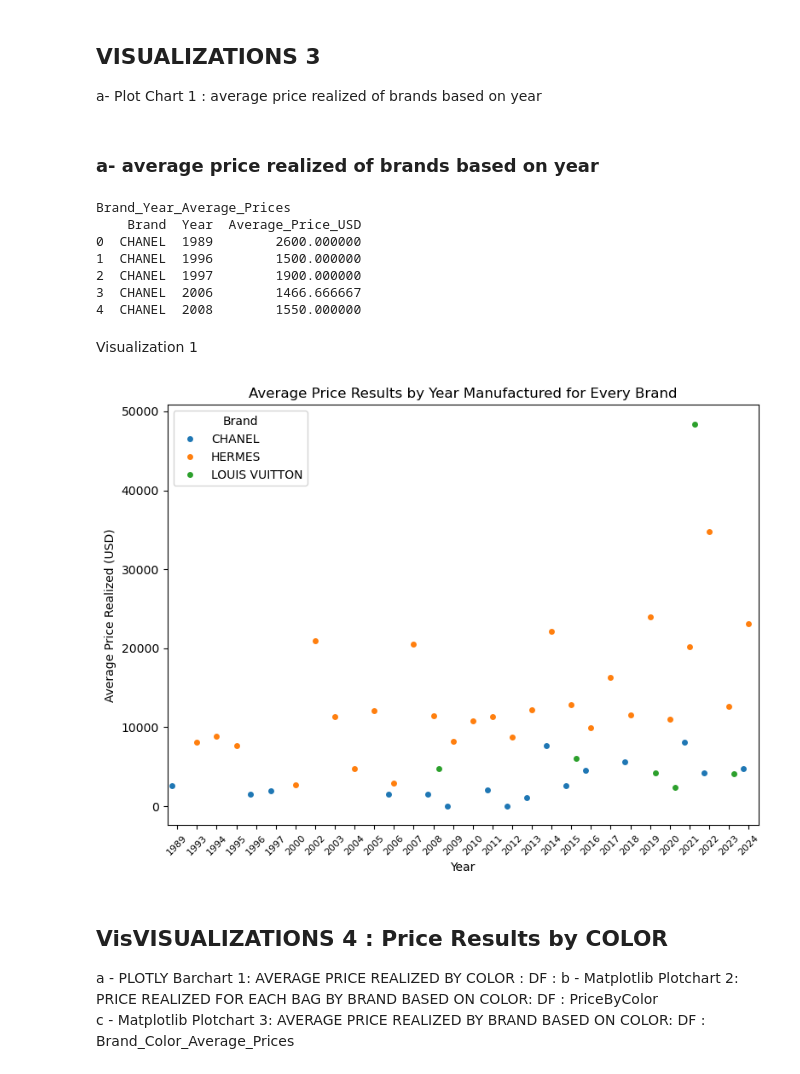
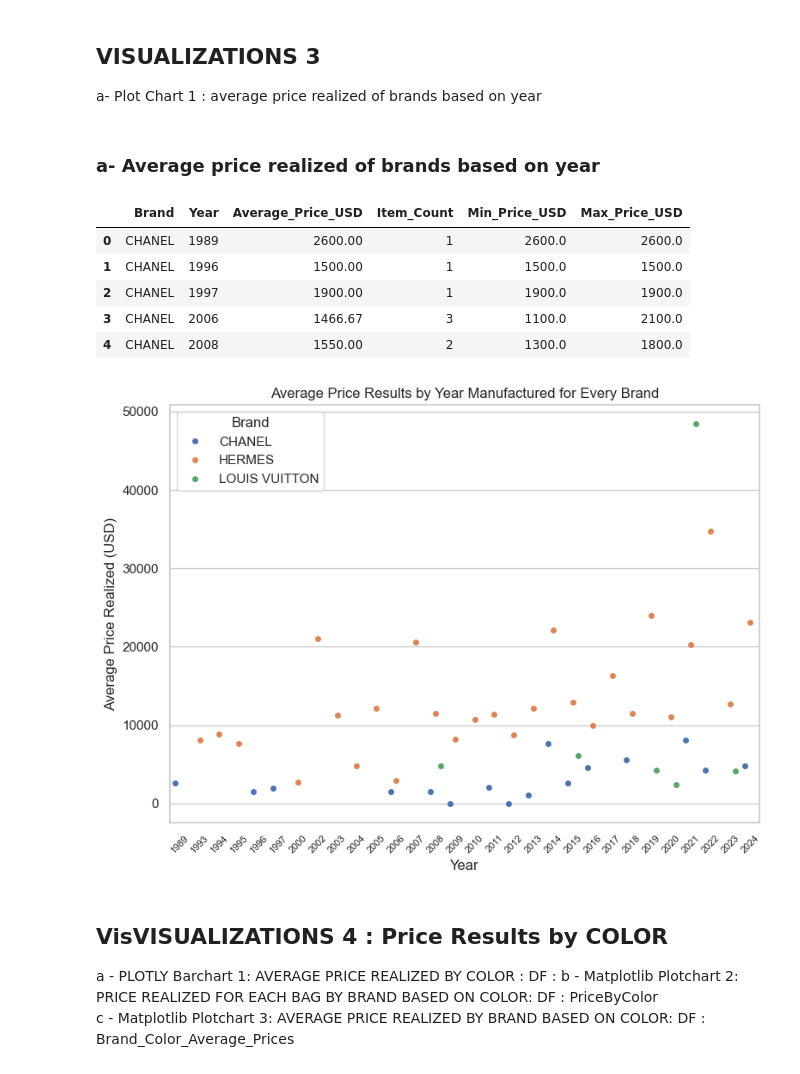
Before and after one commit to PatriciaDaher/Project3-Luxurybags, a Jupyter notebook: LuxuryBags.ipynb, the cells around one changed output. Saved outputs shown, nothing was run; the diff lists cells and outputs as text; code cells hidden in the pictures.

```diff
--- a/LuxuryBags.ipynb
+++ b/LuxuryBags.ipynb
@@ -529,51 +560,64 @@ the convert_dtype parameter is deprecated and will be removed in a future versio
 ## VISUALIZATIONS 3
 a- Plot Chart 1 : average price realized of brands based on year
 # %% [markdown]
-### a- average price realized of brands based on year
+### a- Average price realized of brands based on year
 # %%
-### Analyze average price realized of brands based on year and save to database
+# ANALYZE AVERAGE PRICES BY BRAND AND YEAR
+# SQL query to calculate average price by brand and year
+query = """
+SELECT
+    Brand,
+    Year,
+    ROUND(AVG("Price Realized (USD)"), 2) AS Average_Price_USD,
+    COUNT(*) AS Item_Count,
+    MIN("Price Realized (USD)") AS Min_Price_USD,
+    MAX("Price Realized (USD)") AS Max_Price_USD
+FROM ChristiesHK_Mar25
+WHERE Brand IS NOT NULL AND Year IS NOT NULL
+GROUP BY Brand, Year
+ORDER BY Brand, Year
+"""
+# Execute query and load results into DataFrame
+brand_year_stats = pd.read_sql(query, conn)
 
-# Generating Table
-
-# Connect to the SQLite database
-conn = sqlite3.connect("luxury_handbag_auctions.db")
-
-# Create trend analysis DataFrame
-AvePriceYear_df = df.groupby(['Brand', 'Year'])['Price Realized (USD)'].mean().reset_index()
-AvePriceYear_df.rename(columns={'Price Realized (USD)': 'Average_Price_USD'}, inplace=True)
-
-# Save trend analysis as a new table
-AvePriceYear_df.to_sql("Brand_Year_Average_Prices", conn, if_exists="replace", index=False)
-
-# Test: show first few rows of the new table
-print("Brand_Year_Average_Prices")
-print(pd.read_sql("SELECT * FROM Brand_Year_Average_Prices LIMIT 5", conn))
+# SAVE RESULTS TO DATABASE
+# Create a new table with brand/year statistics
+brand_year_stats.to_sql(
+    'Brand_Year_Price_Stats',  # Table name
+    conn,
+    if_exists='replace',      # Overwrite if exists
+    index=False,             # Don't save index
+    dtype={
+        'Brand': 'TEXT',
+        'Year': 'INTEGER',
+        'Average_Price_USD': 'REAL',
+        'Item_Count': 'INTEGER',
+        'Min_Price_USD': 'REAL',
+        'Max_Price_USD': 'REAL'
+    }
+)
+pd.read_sql("SELECT * FROM Brand_Year_Price_Stats LIMIT 5", conn)
 # %% [output]
-Brand_Year_Average_Prices
-    Brand  Year  Average_Price_USD
-0  CHANEL  1989        2600.000000
-1  CHANEL  1996        1500.000000
-2  CHANEL  1997        1900.000000
-3  CHANEL  2006        1466.666667
-4  CHANEL  2008        1550.000000
+|  | Brand | Year | Average_Price_USD | Item_Count | Min_Price_USD | Max_Price_USD |
+| 0 | CHANEL | 1989 | 2600.00 | 1 | 2600.0 | 2600.0 |
+| 1 | CHANEL | 1996 | 1500.00 | 1 | 1500.0 | 1500.0 |
+| 2 | CHANEL | 1997 | 1900.00 | 1 | 1900.0 | 1900.0 |
+| 3 | CHANEL | 2006 | 1466.67 | 3 | 1100.0 | 2100.0 |
+| 4 | CHANEL | 2008 | 1550.00 | 2 | 1300.0 | 1800.0 |
-# %% [markdown]
-Visualization 1
 # %%
 ### Plotting from the average price realized of brands based on year
 
-# # Plotting graph
-
 # Plotting the dot chart
 plt.figure(figsize=(8, 6))
-sns.stripplot(data=AvePriceYear_df, x='Year', y='Average_Price_USD', hue='Brand', dodge=True)
+sns.stripplot(data= brand_year_stats, x='Year', y='Average_Price_USD', hue='Brand', dodge=True)
 plt.xticks(rotation=45, fontsize=8)
 plt.title("Average Price Results by Year Manufactured for Every Brand")
 plt.ylabel("Average Price Realized (USD)")
 plt.tight_layout()
 # Display the chart
 plt.show()
 # %% [output]
-[figure, old version]
+[figure, new version]
 # %% [markdown]
 ## VisVISUALIZATIONS 4 : Price Results by COLOR
 a - PLOTLY Barchart 1: AVERAGE PRICE REALIZED BY COLOR : DF :
```
Also changed, not shown: parts of 22 cells of this notebook, 3 other files.
